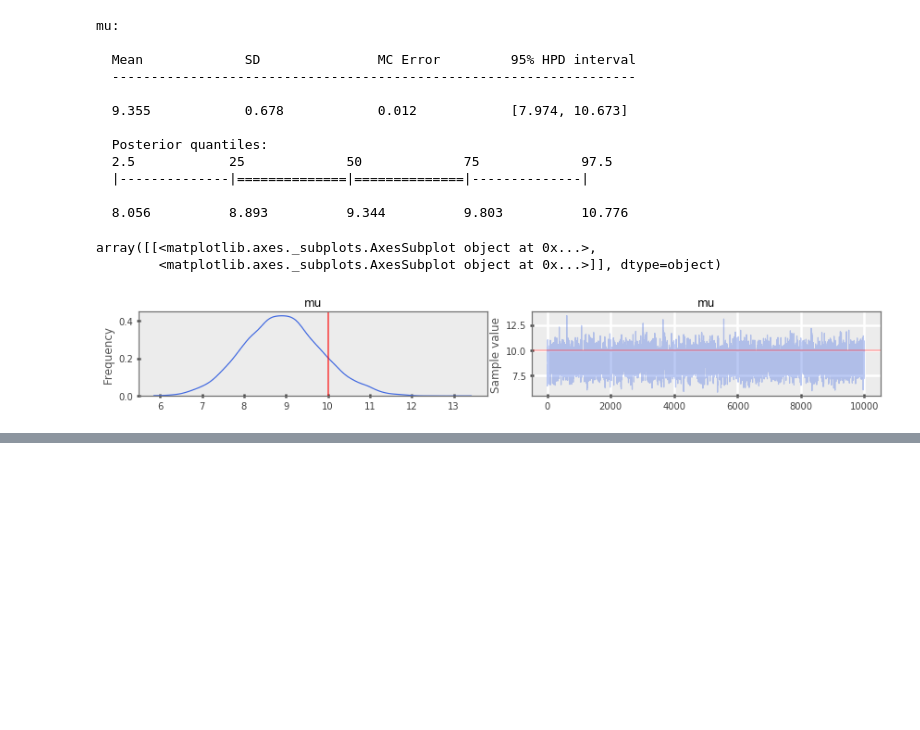
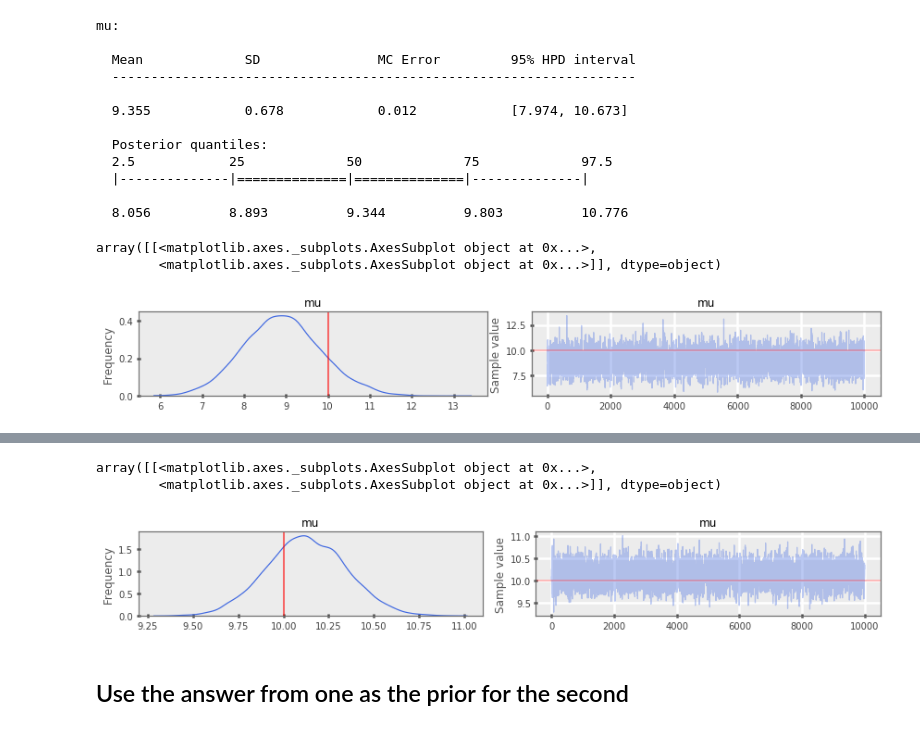
Before and after one commit to balarsen/pymc_learning, a Jupyter notebook: Counting/Counting multi detector.ipynb, the cells around one changed output, grey strips where cells are left out. Drawn from its saved outputs; the diff is of its cells as text; code cells hidden in the pictures; blank space fills up the shorter version.

```diff
--- a/Counting/Counting multi detector.ipynb
+++ b/Counting/Counting multi detector.ipynb
@@ -174,0 +217,7 @@ array([[<matplotlib.axes._subplots.AxesSubplot object at 0x...>,
+# %%
+with mc.Model() as model1:
+    mu = mc.Uniform('mu', 0, 1000)
+    det1 = mc.Poisson('d1', mu=mu, observed=d1[0:100])
+    det2 = mc.Poisson('d2', mu=mu, observed=d2[0:100])
+    start = mc.find_MAP()
+    trace = mc.sample(10000, start=start)
@@ -174,0 +249,8 @@ array([[<matplotlib.axes._subplots.AxesSubplot object at 0x...>,
+# %%
+mc.traceplot(trace, lines={'mu':10})
+# %% [output]
+array([[<matplotlib.axes._subplots.AxesSubplot object at 0x...>,
+        <matplotlib.axes._subplots.AxesSubplot object at 0x...>]], dtype=object)
+[figure, added]
+# %% [markdown]
+## Use the answer from one as the prior for the second
```
Also changed, not shown: parts of 10 cells of this notebook, 1 other file.
